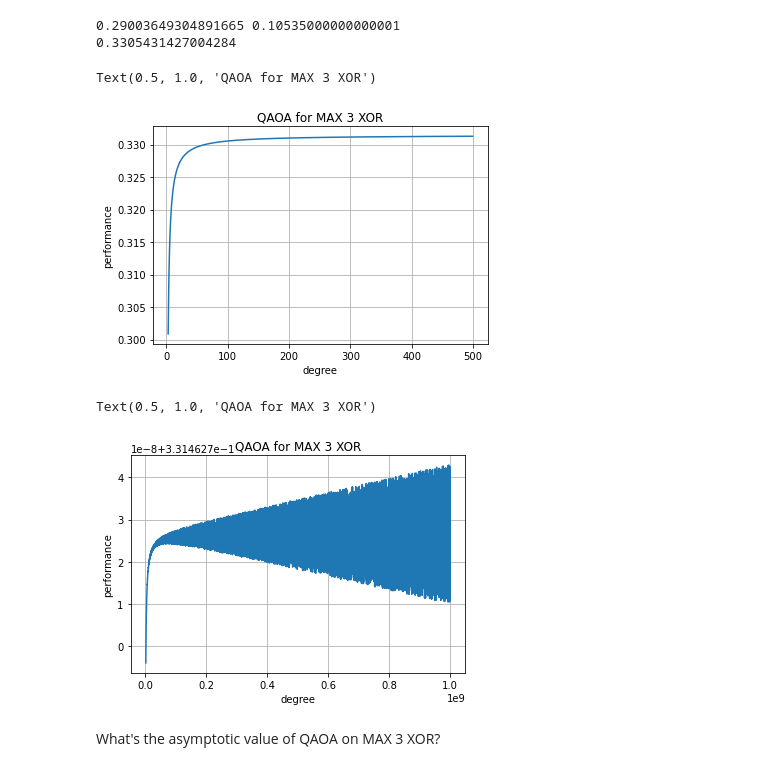
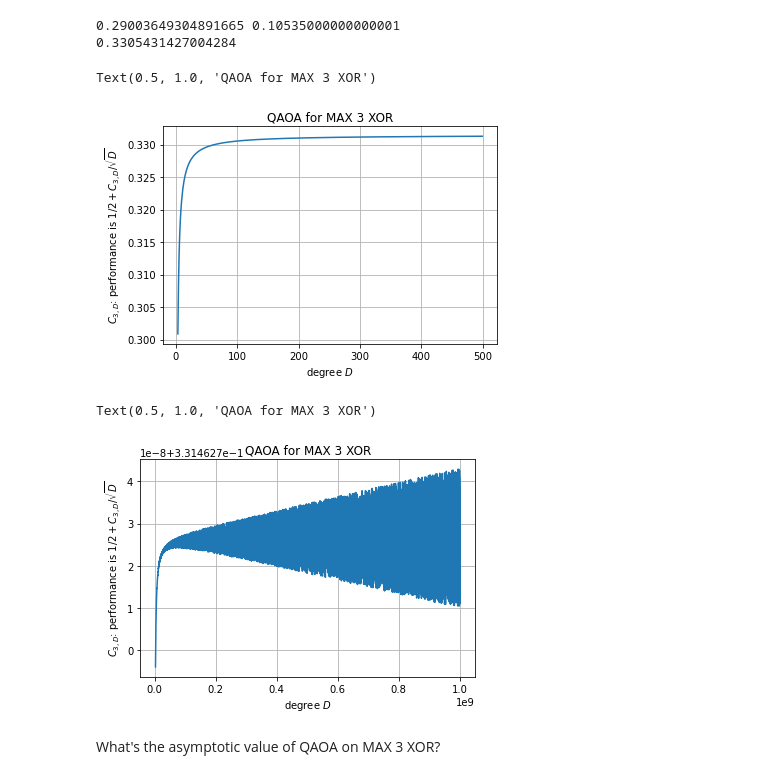
Before and after one commit to marwahaha/QuAIL-2021, a Jupyter notebook: maxkxor.ipynb, the cells around one changed output. Drawn from its saved outputs; the diff is of its cells as text; code cells hidden in the pictures.

```diff
--- a/maxkxor.ipynb
+++ b/maxkxor.ipynb
@@ -89,24 +91,24 @@ print(qaoa_perf_2var_3xor(beta, gamma, D)*D**0.5)
 # %%
 Ds = range(3, 500, 1)
 plt.plot(Ds, [qaoa_perf_2var_3xor(0.29, 1.0535/D**0.5, D)*D**0.5 for D in Ds])
 plt.grid()
-plt.xlabel("degree")
-plt.ylabel("performance")
+plt.xlabel("degree $D$")
+plt.ylabel("$C_{3,D}$: performance is $1/2 + C_{3,D}/\sqrt{D}$")
 plt.title("QAOA for MAX 3 XOR")
 # %% [output]
 Text(0.5, 1.0, 'QAOA for MAX 3 XOR')
-[figure, old version]
+[figure, new version]
 # %%
 Ds = range(3000000, 1000000000, 100000)
 plt.plot(Ds, [qaoa_perf_2var_3xor(0.29, 1.0535/D**0.5, D)*D**0.5 for D in Ds])
 plt.grid()
 
-plt.xlabel("degree")
-plt.ylabel("performance")
+plt.xlabel("degree $D$")
+plt.ylabel("$C_{3,D}$: performance is $1/2 + C_{3,D}/\sqrt{D}$")
 plt.title("QAOA for MAX 3 XOR")
 # %% [output]
 Text(0.5, 1.0, 'QAOA for MAX 3 XOR')
-[figure, old version]
+[figure, new version]
 # %% [markdown]
 What's the asymptotic value of QAOA on MAX 3 XOR?
 # %%
```
Also changed, not shown: parts of 98 cells of this notebook, 2 other files.
